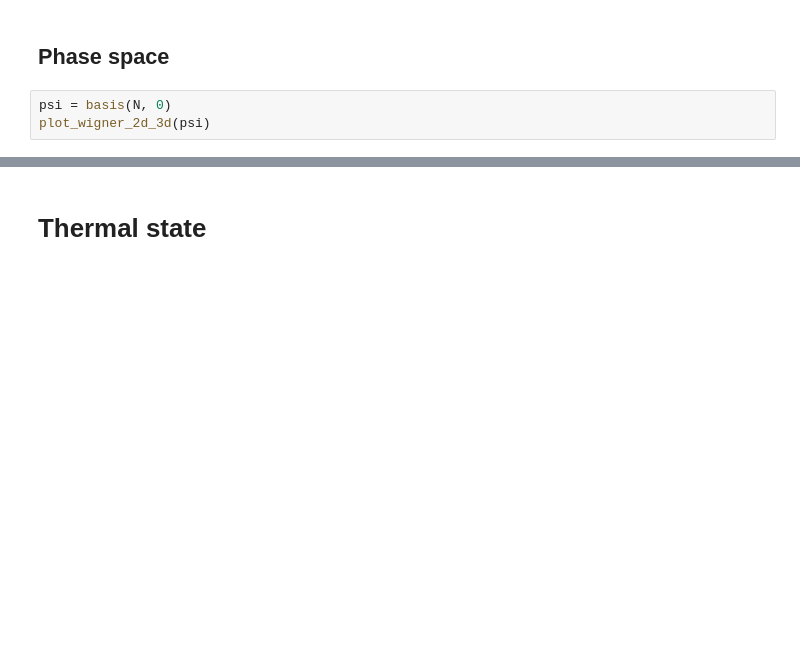
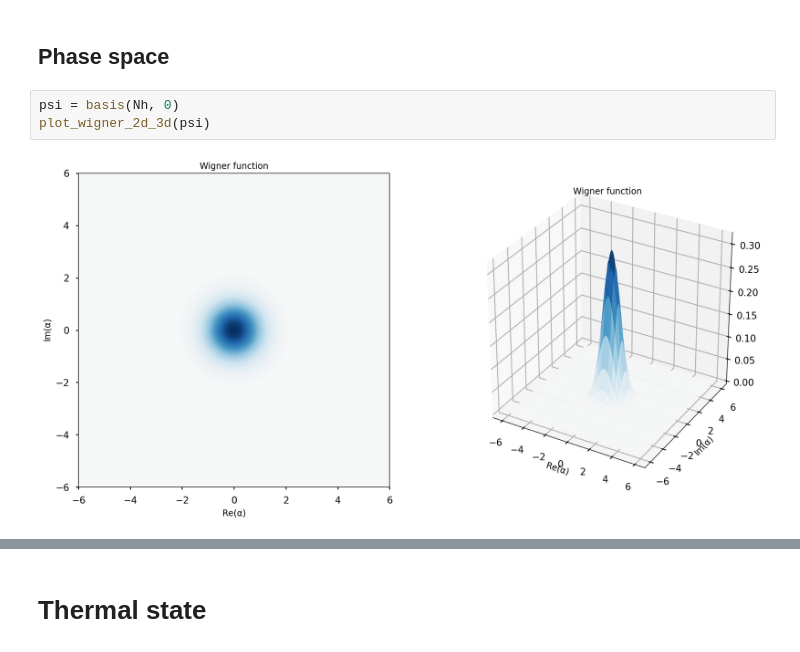
Before and after one commit to sraeisi/QuantumOptics, a Jupyter notebook: Quantum_Optics_Wigner_function.ipynb, the cells around one changed output, grey strips where cells are left out. Cells and saved outputs as stored; diff of their text form; blank space fills up the shorter version.

```diff
--- a/Quantum_Optics_Wigner_function.ipynb
+++ b/Quantum_Optics_Wigner_function.ipynb
@@ -186,8 +186,10 @@ Text(0, 0.5, '$\\psi^2_n(x)$')
 # %% [markdown]
 ## Phase space
 # %%
-psi = basis(N, 0)
+psi = basis(Nh, 0)
 plot_wigner_2d_3d(psi)
+# %% [output]
+[figure, added]
 # %%
 # @interact
 def wig_fock_state(n):
```
Also changed, not shown: parts of 5 cells of this notebook.
